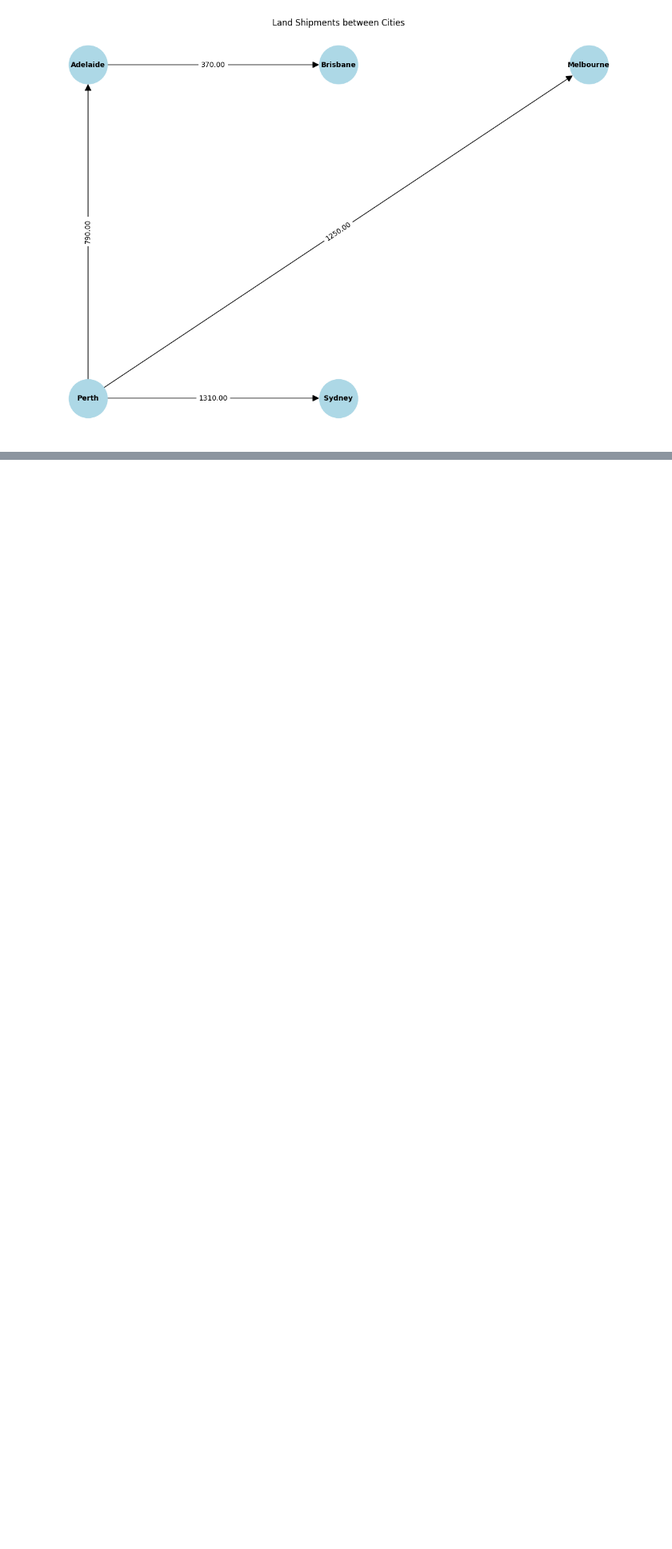
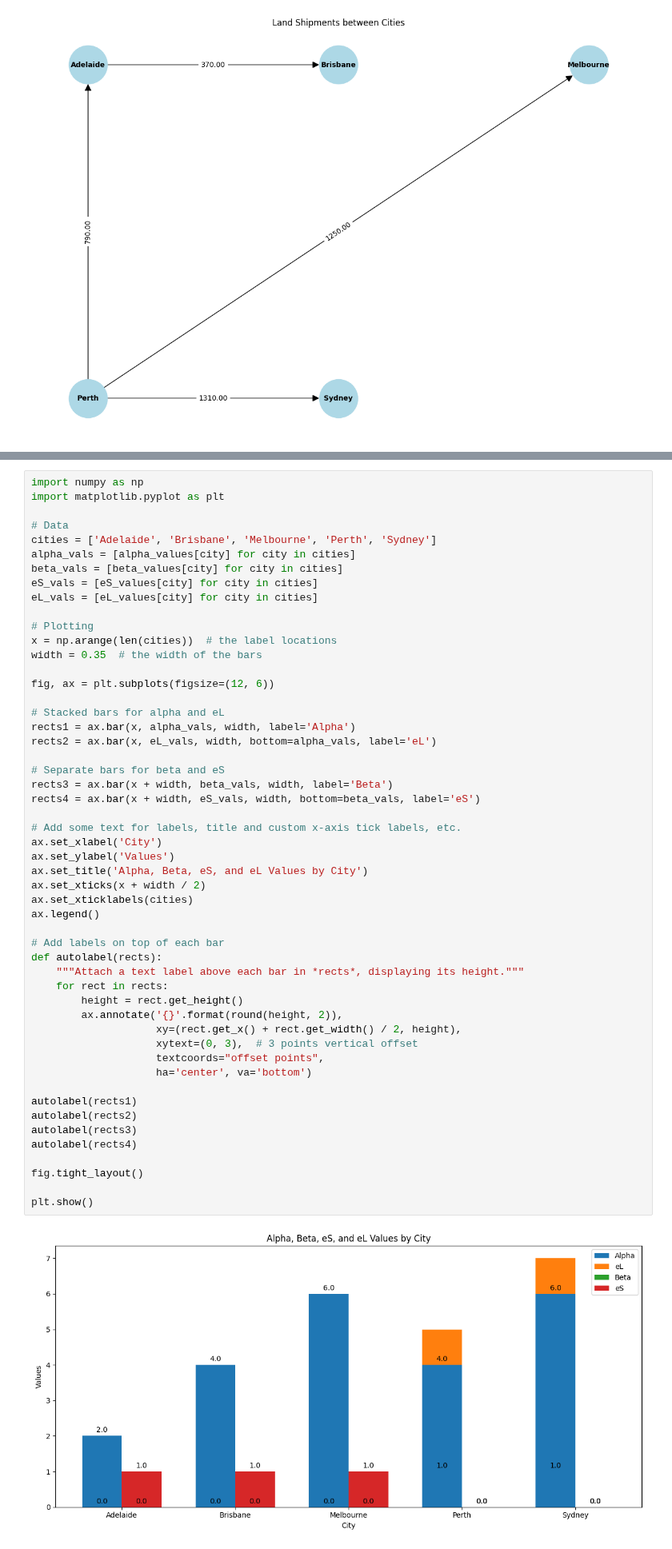
Before and after one commit to wweissbluth/CMOR-461-LOGISTICS-AND-SUPPLY-CHAIN-MANAGEMENT, a Jupyter notebook: hw4.ipynb, the cells around one changed output, grey strips where cells are left out. Shown at 80% size. Drawn from its saved outputs; the diff is of its cells as text; blank space fills up the shorter version.

```diff
--- a/hw4.ipynb
+++ b/hw4.ipynb
@@ -443,0 +628,54 @@ plt.show()
+# %%
+import numpy as np
+import matplotlib.pyplot as plt
+
+# Data
+cities = ['Adelaide', 'Brisbane', 'Melbourne', 'Perth', 'Sydney']
+alpha_vals = [alpha_values[city] for city in cities]
+beta_vals = [beta_values[city] for city in cities]
+eS_vals = [eS_values[city] for city in cities]
+eL_vals = [eL_values[city] for city in cities]
+
+# Plotting
+x = np.arange(len(cities))  # the label locations
+width = 0.35  # the width of the bars
+
+fig, ax = plt.subplots(figsize=(12, 6))
+
+# Stacked bars for alpha and eL
+rects1 = ax.bar(x, alpha_vals, width, label='Alpha')
+rects2 = ax.bar(x, eL_vals, width, bottom=alpha_vals, label='eL')
+
+# Separate bars for beta and eS
+rects3 = ax.bar(x + width, beta_vals, width, label='Beta')
+rects4 = ax.bar(x + width, eS_vals, width, bottom=beta_vals, label='eS')
+
+# Add some text for labels, title and custom x-axis tick labels, etc.
+ax.set_xlabel('City')
+ax.set_ylabel('Values')
+ax.set_title('Alpha, Beta, eS, and eL Values by City')
+ax.set_xticks(x + width / 2)
+ax.set_xticklabels(cities)
+ax.legend()
+
+# Add labels on top of each bar
+def autolabel(rects):
+    """Attach a text label above each bar in *rects*, displaying its height."""
+    for rect in rects:
+        height = rect.get_height()
+        ax.annotate('{}'.format(round(height, 2)),
+                    xy=(rect.get_x() + rect.get_width() / 2, height),
+                    xytext=(0, 3),  # 3 points vertical offset
+                    textcoords="offset points",
+                    ha='center', va='bottom')
+
+autolabel(rects1)
+autolabel(rects2)
+autolabel(rects3)
+autolabel(rects4)
+
+fig.tight_layout()
+
+plt.show()
+# %% [output]
+[figure, added]
```
Also changed, not shown: parts of 10 cells of this notebook, 1 other file.
